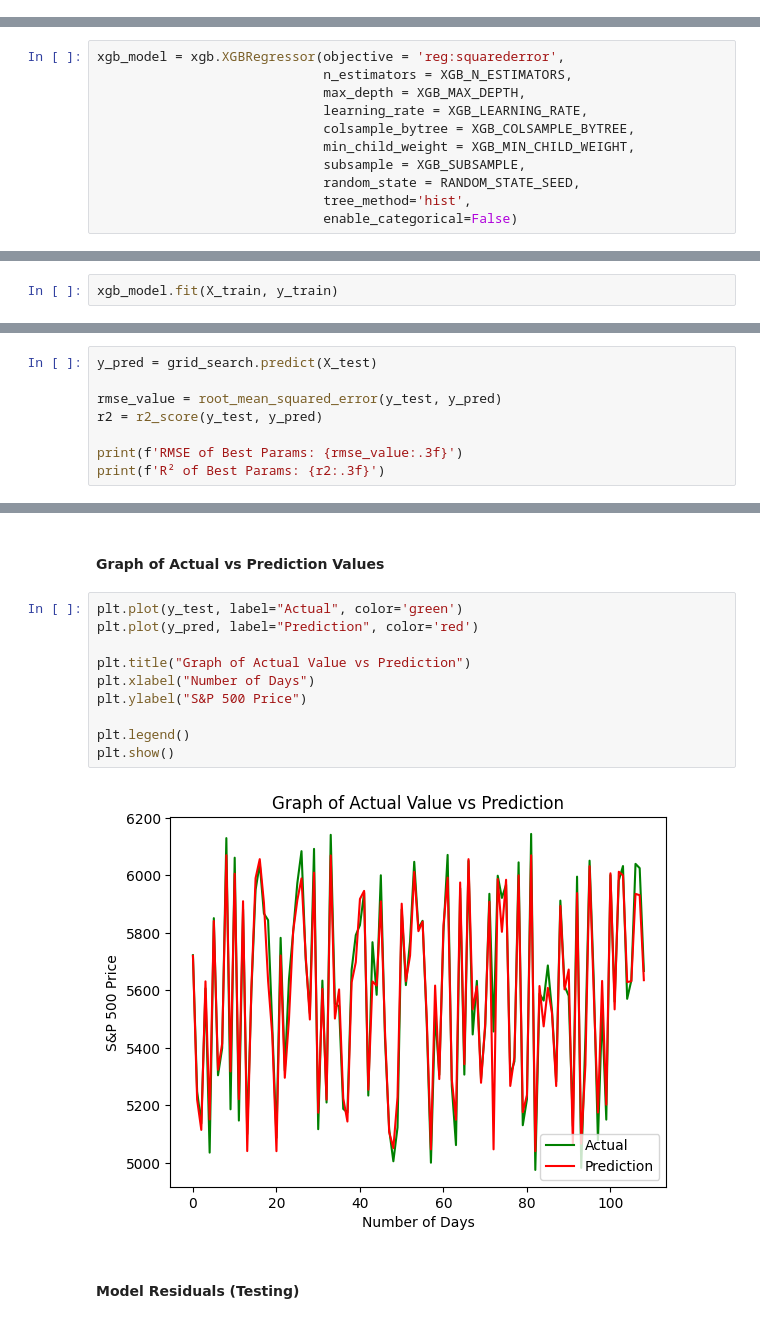
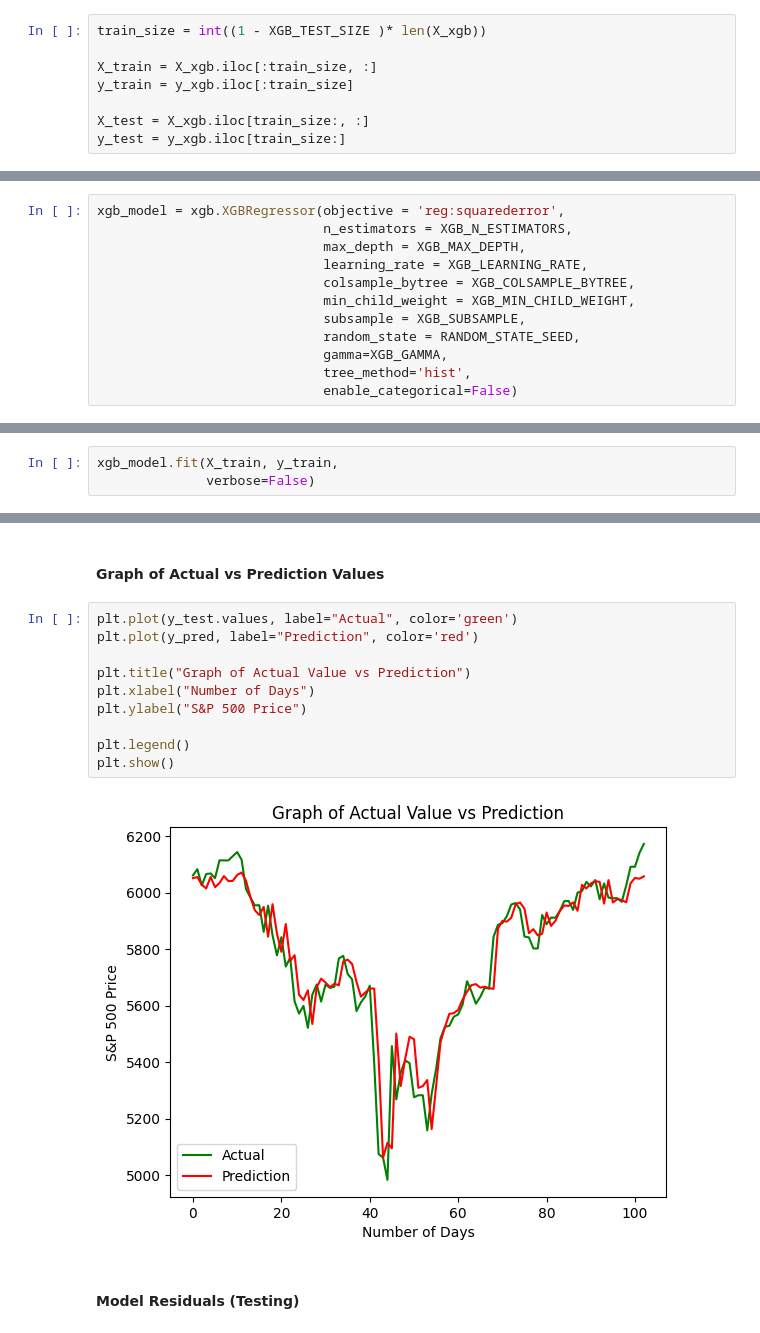
Before and after one commit to RSGzen/AML-Assignment, a Jupyter notebook: project_xgb.ipynb, the cells around one changed output, grey strips where cells are left out. Cells and saved outputs as stored; diff of their text form.

```diff
--- a/project_xgb.ipynb
+++ b/project_xgb.ipynb
@@ -397,3 +698,11 @@ y_test = np.array(y_test).reshape(-1, 1)
+# %%
+train_size = int((1 - XGB_TEST_SIZE )* len(X_xgb))
+
+X_train = X_xgb.iloc[:train_size, :]
+y_train = y_xgb.iloc[:train_size]
+
+X_test = X_xgb.iloc[train_size:, :]
+y_test = y_xgb.iloc[train_size:]
 # %%
 print(f"Shape of X_train: {X_train.shape}")
 print(f"Shape of y_train: {y_train.shape}\n")
@@ -459,12 +794,14 @@ xgb_model = xgb.XGBRegressor(objective = 'reg:squarederror',
                              min_child_weight = XGB_MIN_CHILD_WEIGHT,
                              subsample = XGB_SUBSAMPLE,
                              random_state = RANDOM_STATE_SEED,
+                             gamma=XGB_GAMMA,
                              tree_method='hist',
                              enable_categorical=False)
 # %% [markdown]
 #### Model Fitting
 # %%
-xgb_model.fit(X_train, y_train)
+xgb_model.fit(X_train, y_train,
+              verbose=False)
 # %% [output]
 XGBRegressor(base_score=None, booster=None, callbacks=None,
              colsample_bylevel=None, colsample_bynode=None,
@@ -517,8 +826,0 @@ Best parameters: {'colsample_bytree': 1.0, 'learning_rate': 0.05, 'max_depth': 3
-# %%
-y_pred = grid_search.predict(X_test)
-
-rmse_value = root_mean_squared_error(y_test, y_pred)
-r2 = r2_score(y_test, y_pred)
-
-print(f'RMSE of Best Params: {rmse_value:.3f}')
-print(f'R² of Best Params: {r2:.3f}')
@@ -551,17 +909,17 @@ plt.show()
 # %% [markdown]
 #### Graph of Actual vs Prediction Values
 # %%
-plt.plot(y_test, label="Actual", color='green')
+plt.plot(y_test.values, label="Actual", color='green')
 plt.plot(y_pred, label="Prediction", color='red')
 
 plt.title("Graph of Actual Value vs Prediction")
 plt.xlabel("Number of Days")
 plt.ylabel("S&P 500 Price")
 
 plt.legend()
 plt.show()
 # %% [output]
-[figure, old version]
+[figure, new version]
 # %% [markdown]
 #### Model Residuals (Testing)
 # %%
```
Also changed, not shown: parts of 99 cells of this notebook, 1 other file.
